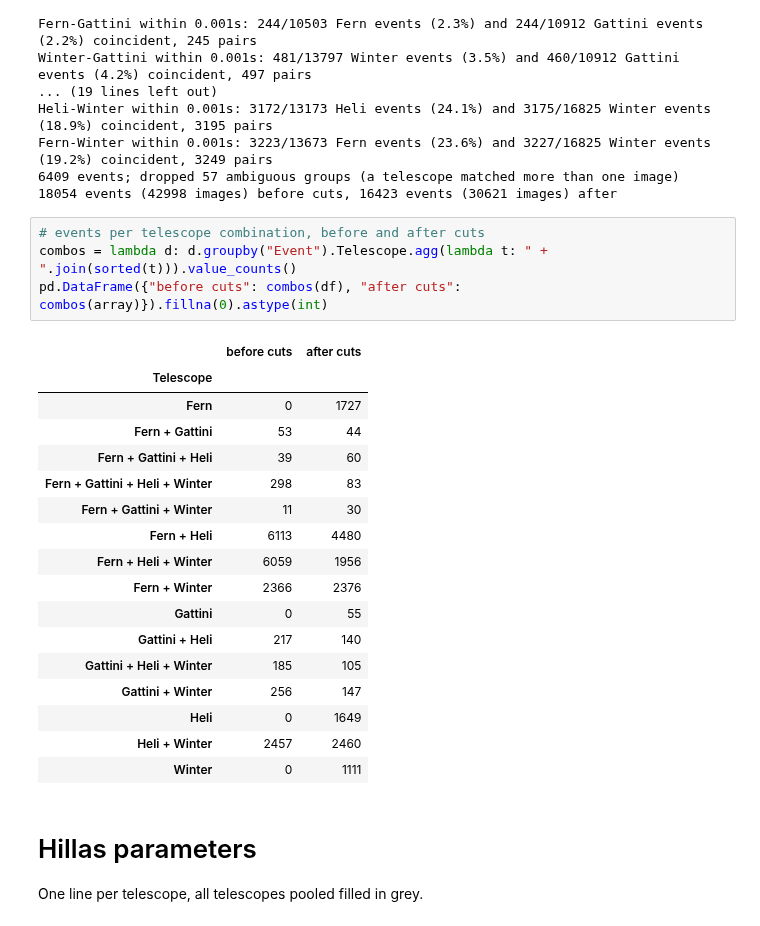
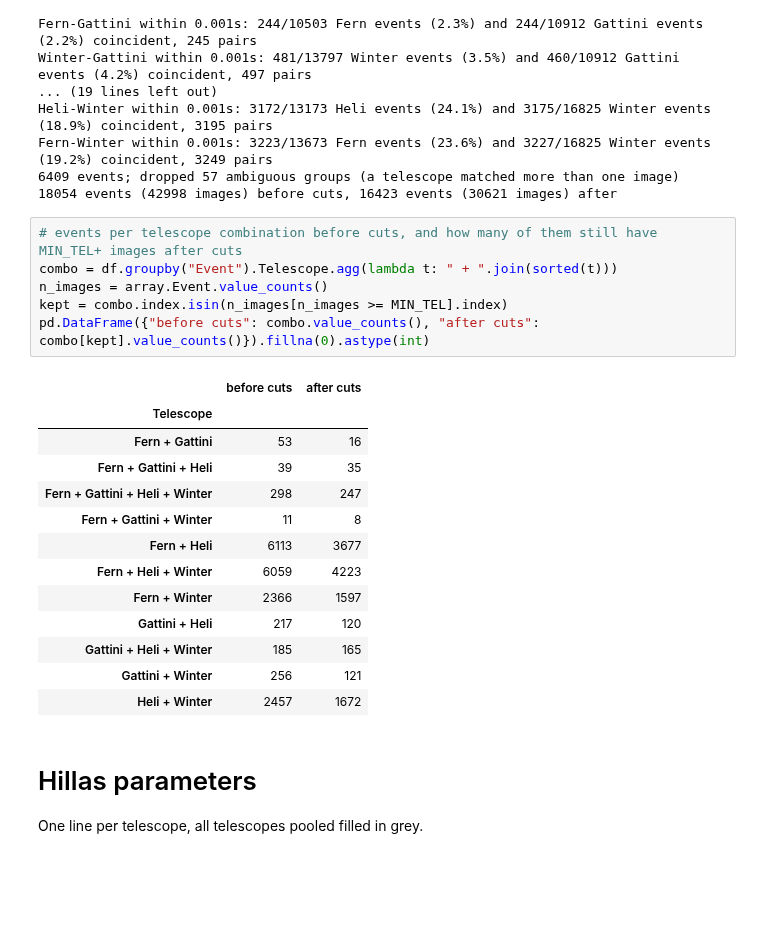
Before and after one commit to panoseti/PANOSETI-High-Energy-Analysis-Pipeline, a Jupyter notebook: analysis_tools/explore_events.ipynb, the cells around one changed output. Drawn from its saved outputs; the diff is of its cells as text; blank space fills up the shorter version.

```diff
--- a/analysis_tools/explore_events.ipynb
+++ b/analysis_tools/explore_events.ipynb
@@ -99,27 +99,25 @@ Fern-Winter within 0.001s: 3223/13673 Fern events (23.6%) and 3227/16825 Winter
 6409 events; dropped 57 ambiguous groups (a telescope matched more than one image)
 18054 events (42998 images) before cuts, 16423 events (30621 images) after
 # %%
-# events per telescope combination, before and after cuts
-combos = lambda d: d.groupby("Event").Telescope.agg(lambda t: " + ".join(sorted(t))).value_counts()
-pd.DataFrame({"before cuts": combos(df), "after cuts": combos(array)}).fillna(0).astype(int)
+# events per telescope combination before cuts, and how many of them still have MIN_TEL+ images after cuts
+combo = df.groupby("Event").Telescope.agg(lambda t: " + ".join(sorted(t)))
+n_images = array.Event.value_counts()
+kept = combo.index.isin(n_images[n_images >= MIN_TEL].index)
+pd.DataFrame({"before cuts": combo.value_counts(), "after cuts": combo[kept].value_counts()}).fillna(0).astype(int)
 # %% [output]
 |  | before cuts | after cuts |
 | Telescope |  |  |
-| Fern | 0 | 1727 |
-| Fern + Gattini | 53 | 44 |
-| Fern + Gattini + Heli | 39 | 60 |
-| Fern + Gattini + Heli + Winter | 298 | 83 |
-| Fern + Gattini + Winter | 11 | 30 |
-| Fern + Heli | 6113 | 4480 |
-| Fern + Heli + Winter | 6059 | 1956 |
-| Fern + Winter | 2366 | 2376 |
-| Gattini | 0 | 55 |
-| Gattini + Heli | 217 | 140 |
-| Gattini + Heli + Winter | 185 | 105 |
-| Gattini + Winter | 256 | 147 |
-| Heli | 0 | 1649 |
-| Heli + Winter | 2457 | 2460 |
-| Winter | 0 | 1111 |
+| Fern + Gattini | 53 | 16 |
+| Fern + Gattini + Heli | 39 | 35 |
+| Fern + Gattini + Heli + Winter | 298 | 247 |
+| Fern + Gattini + Winter | 11 | 8 |
+| Fern + Heli | 6113 | 3677 |
+| Fern + Heli + Winter | 6059 | 4223 |
+| Fern + Winter | 2366 | 1597 |
+| Gattini + Heli | 217 | 120 |
+| Gattini + Heli + Winter | 185 | 165 |
+| Gattini + Winter | 256 | 121 |
+| Heli + Winter | 2457 | 1672 |
 # %% [markdown]
 # Hillas parameters
 One line per telescope, all telescopes pooled filled in grey.
```
Also changed, not shown: parts of 5 cells of this notebook, 1 other file.
